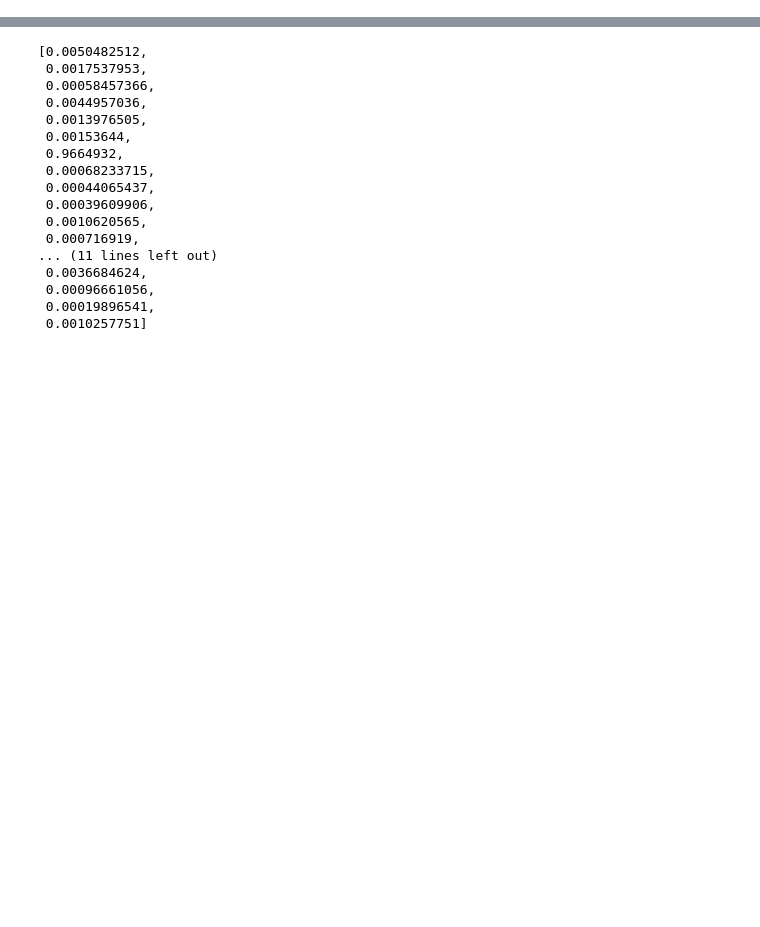
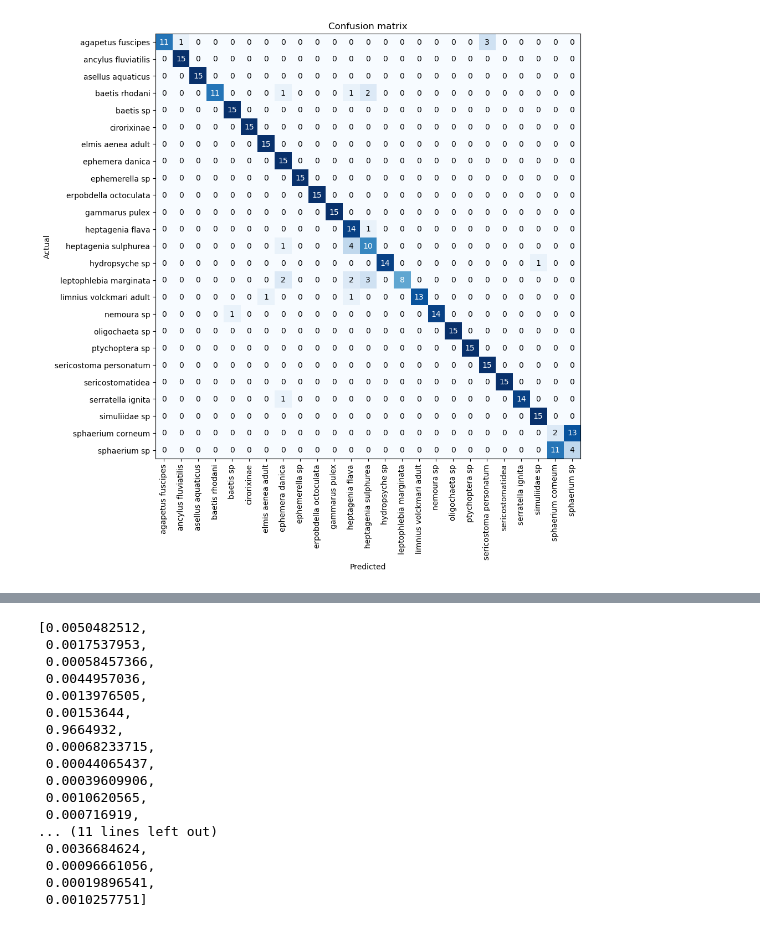
Before and after one commit to KennethTM/macro_inv_id, a Jupyter notebook: model_training.ipynb, the cells around one changed output, grey strips where cells are left out. Saved outputs shown, nothing was run; the diff lists cells and outputs as text; code cells hidden in the pictures; blank space fills up the shorter version.

```diff
--- a/model_training.ipynb
+++ b/model_training.ipynb
@@ -83,0 +70,2 @@ learn.show_results()
+# %%
+interpreter = ClassificationInterpretation.from_learner(learn)
@@ -83,0 +74,3 @@ learn.show_results()
+# %%
+interpreter.plot_confusion_matrix(figsize=(10,10))
+# %% [output]
@@ -84,3 +78,4 @@ learn.show_results()
+[figure, added]
 # %%
 #save model
 learn.path = model_dir
```
Also changed, not shown: parts of 32 cells of this notebook, 4 other files.
